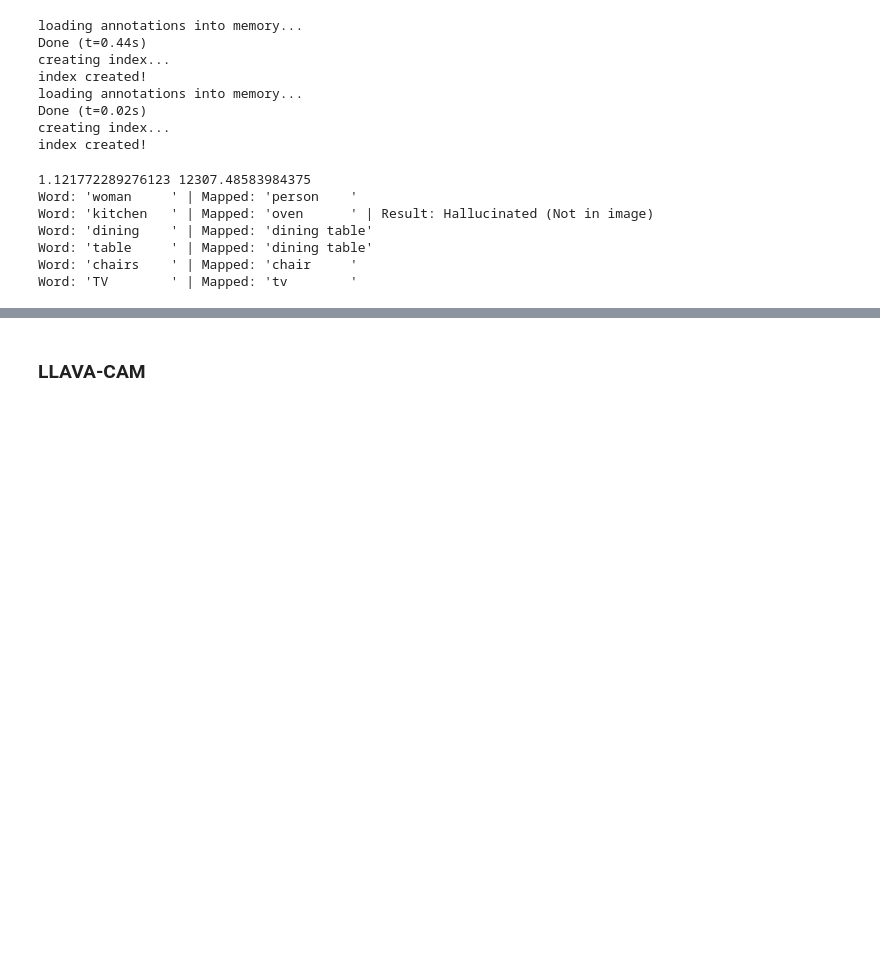
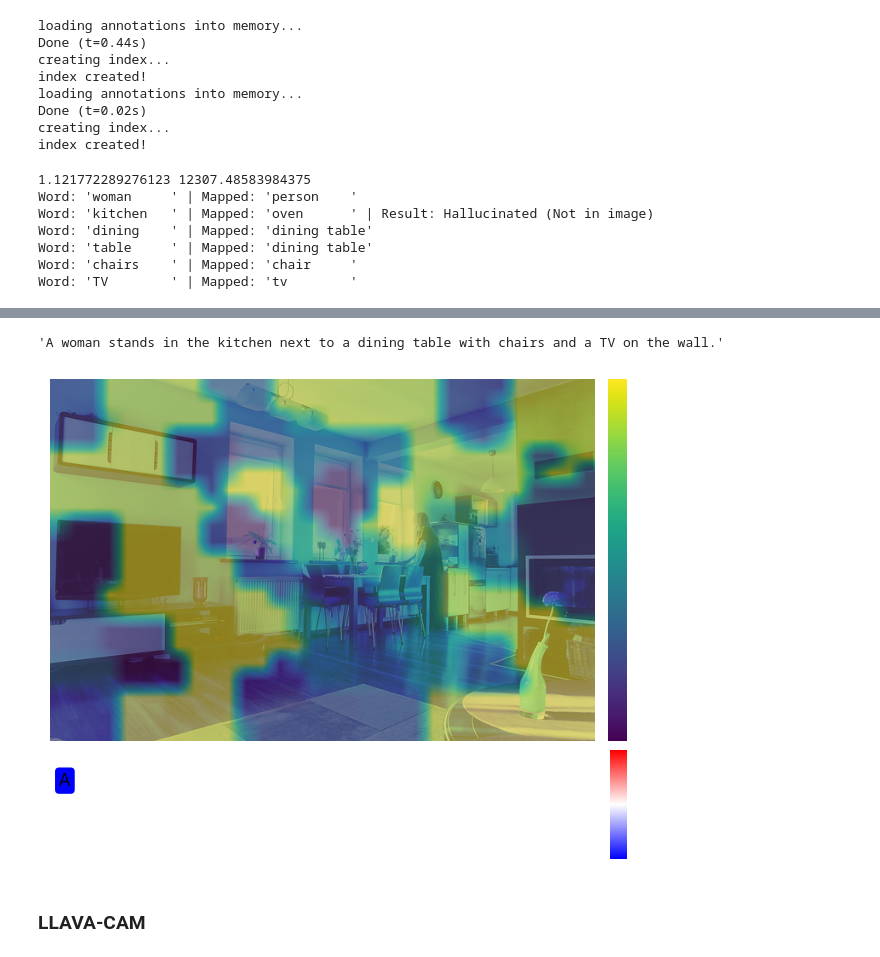
Before and after one commit to serval-uni-lu/xai-vdoc-benchmark, a Jupyter notebook: notebooks/test.ipynb, the cells around one changed output, grey strips where cells are left out. Cells and saved outputs as stored; diff of their text form; code cells hidden in the pictures; blank space fills up the shorter version.

```diff
--- a/notebooks/test.ipynb
+++ b/notebooks/test.ipynb
@@ -1308,0 +1920,25 @@ Word: 'TV        ' | Mapped: 'tv        '
+# %%
+division_number = 64
+img_np = np.array(img)
+
+
+region_size = int((img_np.shape[0] * img_np.shape[1] / division_number) ** 0.5)
+V_set = SubRegionDivision(img_np, region_size=region_size)
+# %%
+t_start = inputs["input_ids"].shape[1]
+t_end = full_ids.shape[-1]
+ans_text=pred_results["text"].split()
+target_indices = [i for i in range(len(ans_text))]
+# %%
+eagle_explainer = EfficientMLLMSubModularExplanationVision(model_wrapper)
+# %%
+
+res = eagle_explainer(image=img_np,
+                      V_set=V_set,
+                      text=q,
+                      target_indices=[1], #target_indices,
+                      full_ids=full_ids,
+                      ans_text=ans_text,
+                      t_start=t_start,
+                      t_end=t_end
+                      )
@@ -1309,3 +2058,11 @@ Word: 'TV        ' | Mapped: 'tv        '
+# %%
+pred_results["text"]
+# %% [output]
+'A woman stands in the kitchen next to a dining table with chairs and a TV on the wall.'
+# %%
+visualize_explanation(res[2], ans_text, res[3])
+# %% [output]
+[figure, added]
 # %% [markdown]
 ### LLAVA-CAM
 # %%
```
Also changed, not shown: parts of 86 cells of this notebook, 17 other files.
